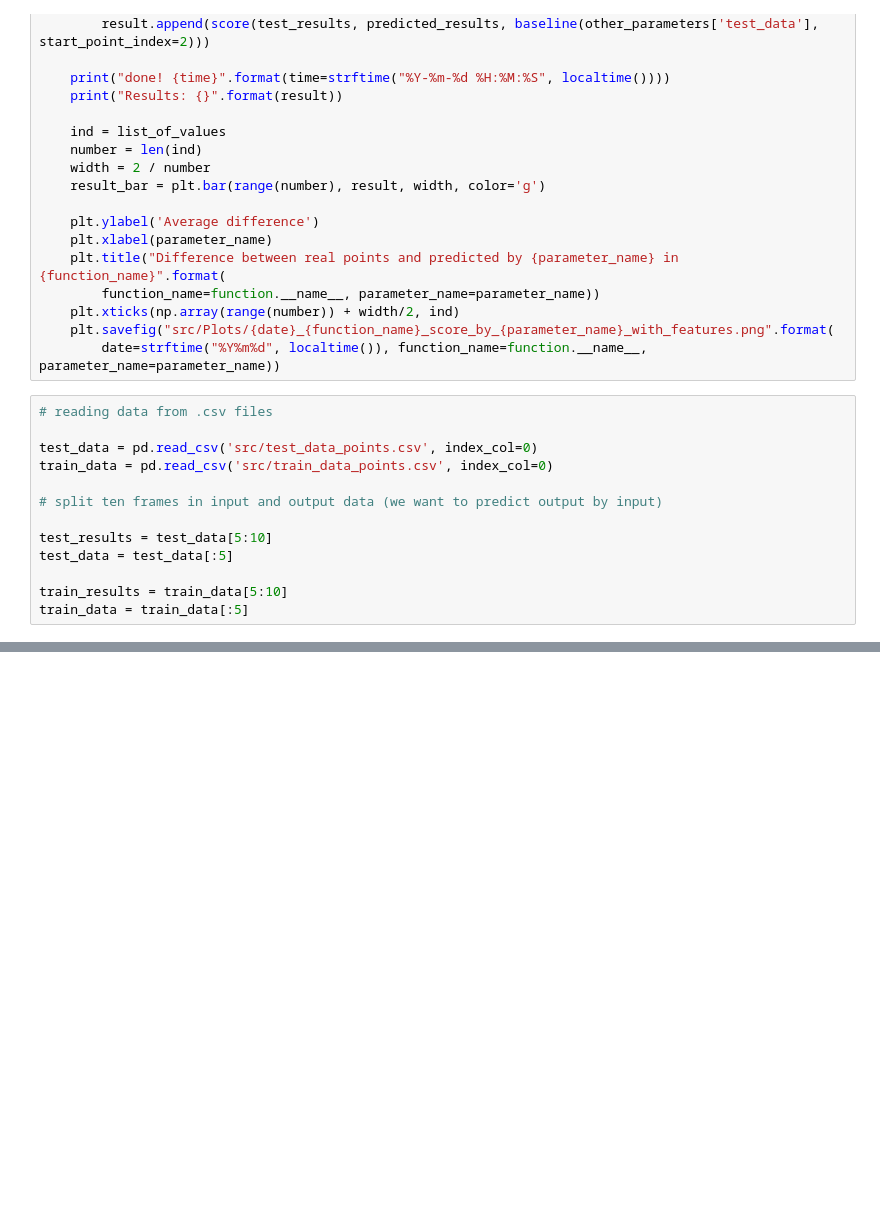
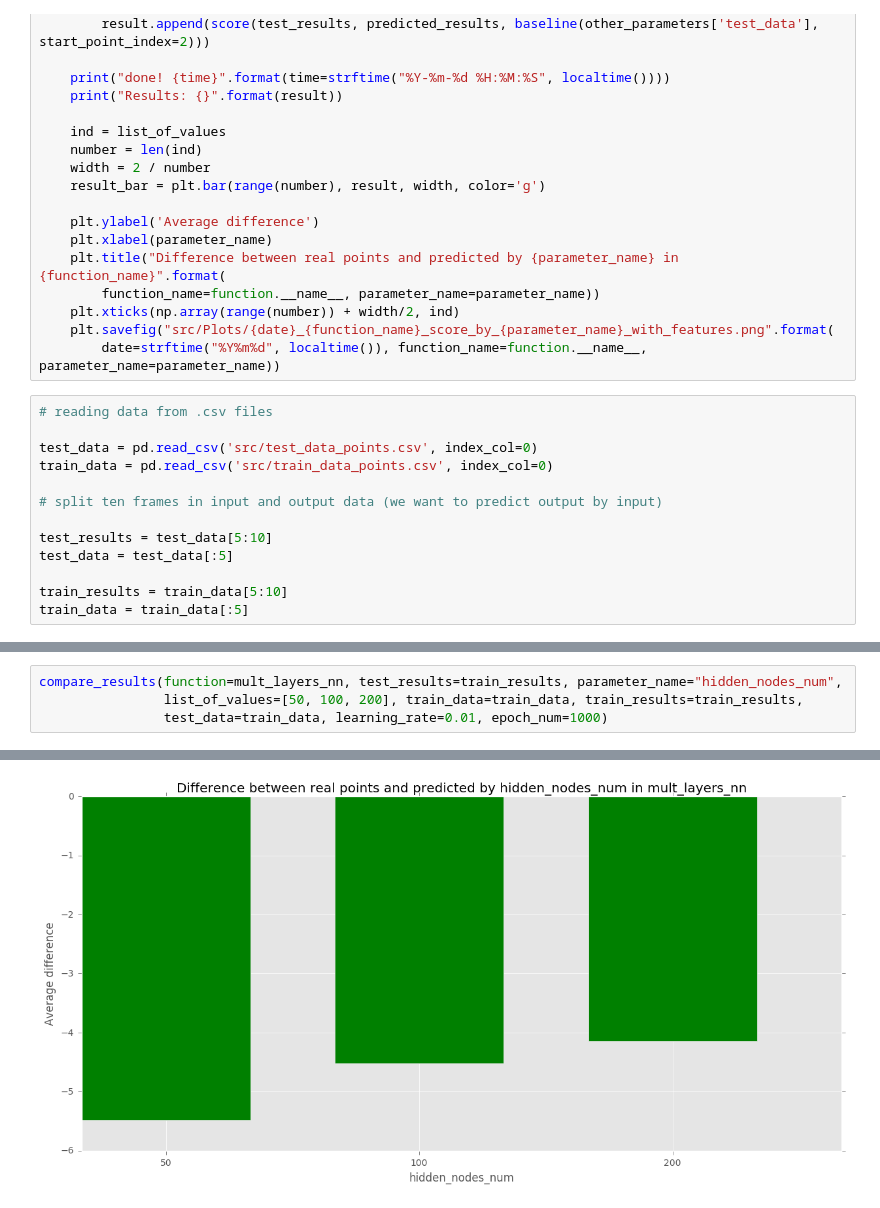
Before and after one commit to avgaydashenko/cuddly-robot, a Jupyter notebook: framework-torch.ipynb, the cells around one changed output, grey strips where cells are left out. Cells and saved outputs as stored; diff of their text form; blank space fills up the shorter version.

Commit message:
some plots

```diff
--- a/framework-torch.ipynb
+++ b/framework-torch.ipynb
@@ -238,2 +238,7 @@ def mult_layers_nn(train_data, train_results, test_data, hidden_nodes_num, learn
 
     return unmake_delta(test_data, from_model(result))
+# %%
+compare_results(function=mult_layers_nn, test_results=train_results, parameter_name="hidden_nodes_num",
+                list_of_values=[50, 100, 200], train_data=train_data, train_results=train_results,
+                test_data=train_data, learning_rate=0.01, epoch_num=1000)
+# %% [output]
@@ -240 +250,2 @@ def mult_layers_nn(train_data, train_results, test_data, hidden_nodes_num, learn
+[figure, added]
 # %%
```
Also changed, not shown: parts of 10 cells of this notebook.
